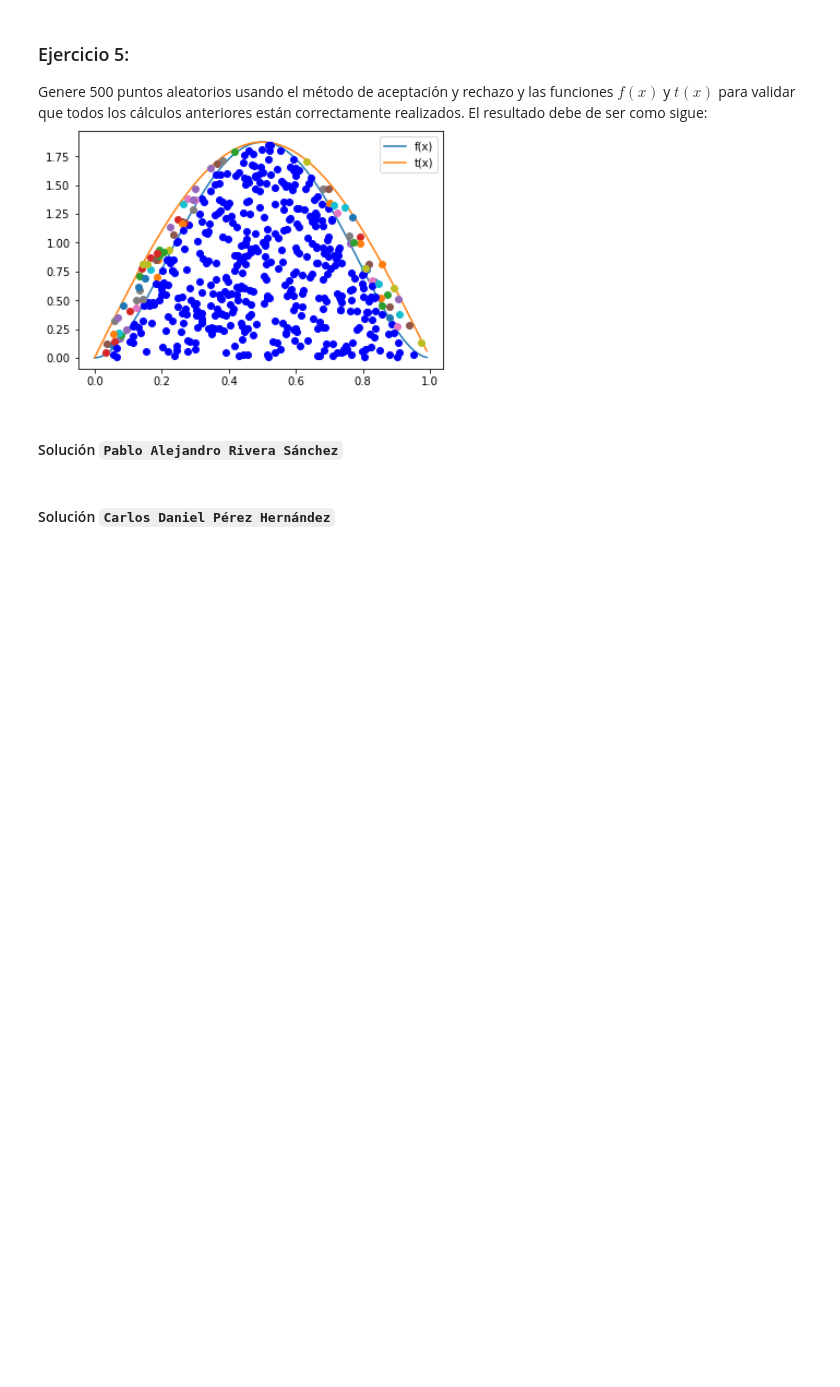
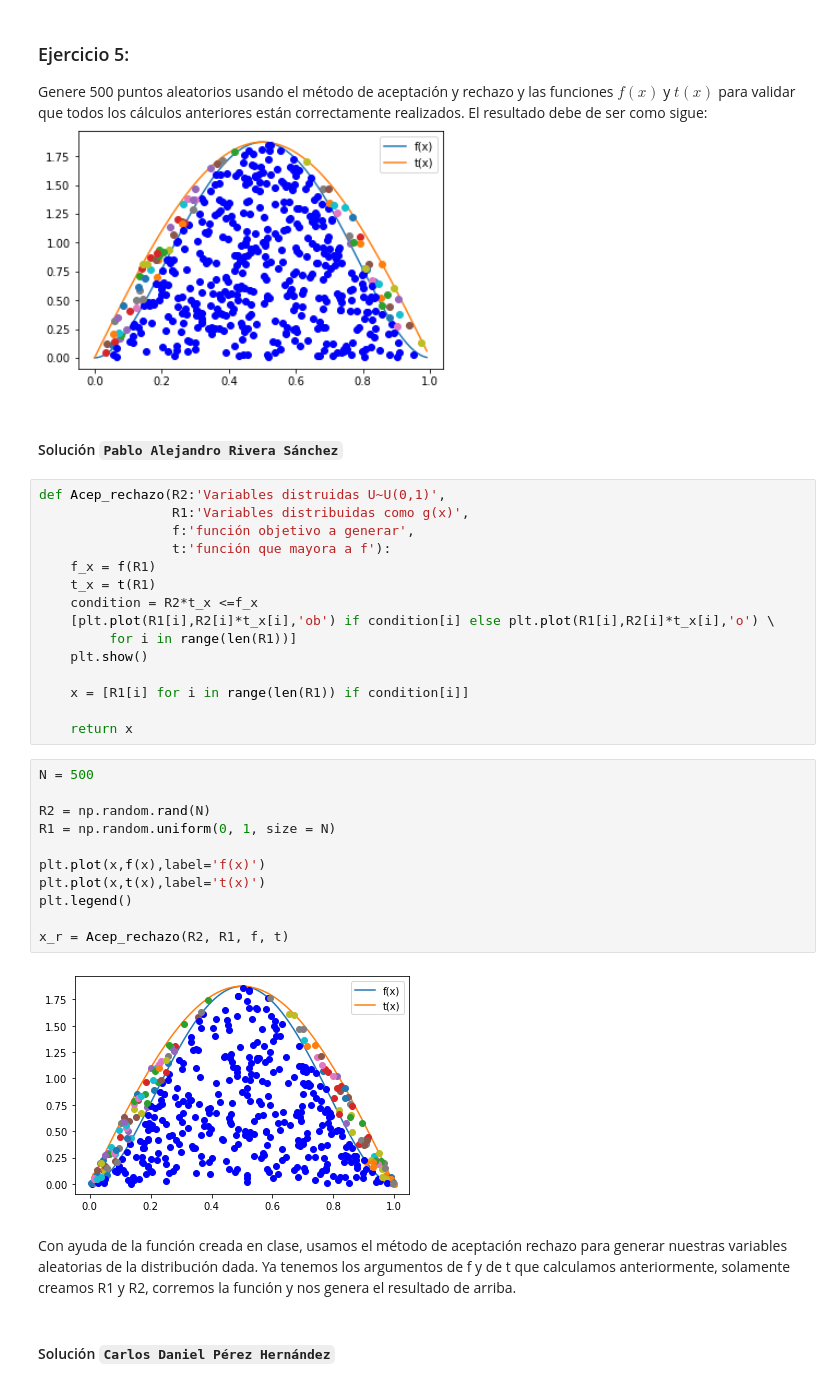
Before and after one commit to danielperhez/Tarea6_PRivera_CPerez, a Jupyter notebook: Tarea6_PRivera_CPérez.ipynb, the cells around one changed output. Cells and saved outputs as stored; diff of their text form; blank space fills up the shorter version.

```diff
--- a/Tarea6_PRivera_CPérez.ipynb
+++ b/Tarea6_PRivera_CPérez.ipynb
@@ -68,6 +246,36 @@ Genere 500 puntos aleatorios usando el método de aceptación y rechazo y las fu
 ![image.png](attachment:image.png)
 # %% [markdown]
 #### Solución ``Pablo Alejandro Rivera Sánchez``
+# %%
+def Acep_rechazo(R2:'Variables distruidas U~U(0,1)',
+                 R1:'Variables distribuidas como g(x)',
+                 f:'función objetivo a generar',
+                 t:'función que mayora a f'):
+    f_x = f(R1)
+    t_x = t(R1)
+    condition = R2*t_x <=f_x
+    [plt.plot(R1[i],R2[i]*t_x[i],'ob') if condition[i] else plt.plot(R1[i],R2[i]*t_x[i],'o') \
+         for i in range(len(R1))]
+    plt.show()
+
+    x = [R1[i] for i in range(len(R1)) if condition[i]]
+
+    return x
+# %%
+N = 500
+
+R2 = np.random.rand(N)
+R1 = np.random.uniform(0, 1, size = N)
+
+plt.plot(x,f(x),label='f(x)')
+plt.plot(x,t(x),label='t(x)')
+plt.legend()
+
+x_r = Acep_rechazo(R2, R1, f, t)
+# %% [output]
+[figure, added]
+# %% [markdown]
+Con ayuda de la función creada en clase, usamos el método de aceptación rechazo para generar nuestras variables aleatorias de la distribución dada. Ya tenemos los argumentos de f y de t que calculamos anteriormente, solamente creamos R1 y R2, corremos la función y nos genera el resultado de arriba.
 # %% [markdown]
 #### Solución ``Carlos Daniel Pérez Hernández``
 # %% [markdown]
```
Also changed, not shown: parts of 21 cells of this notebook.
